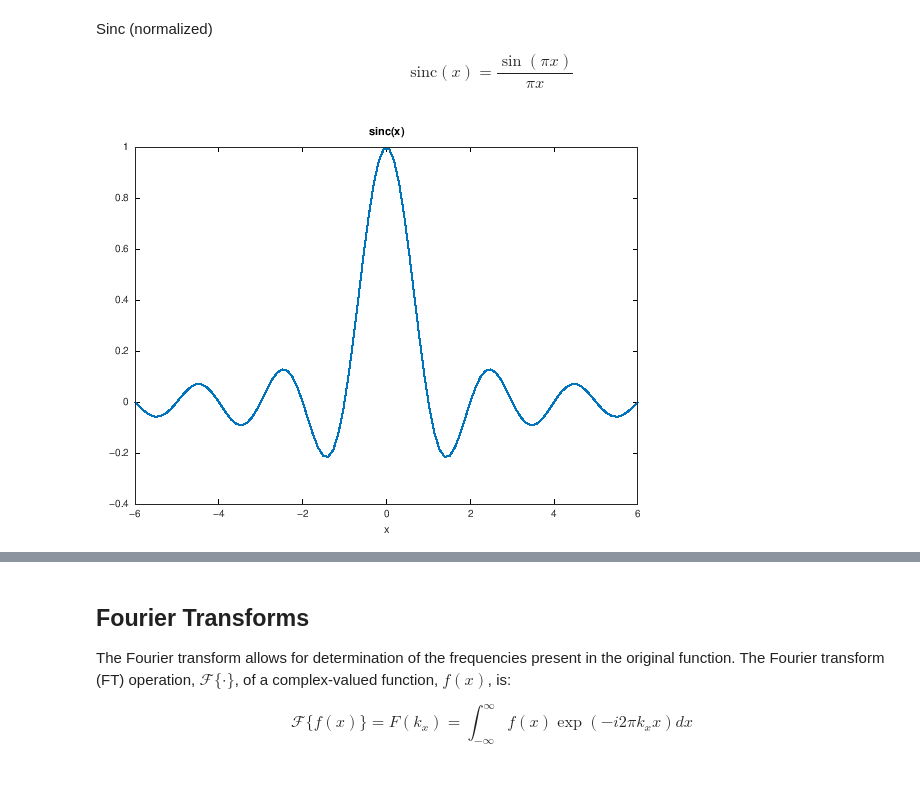
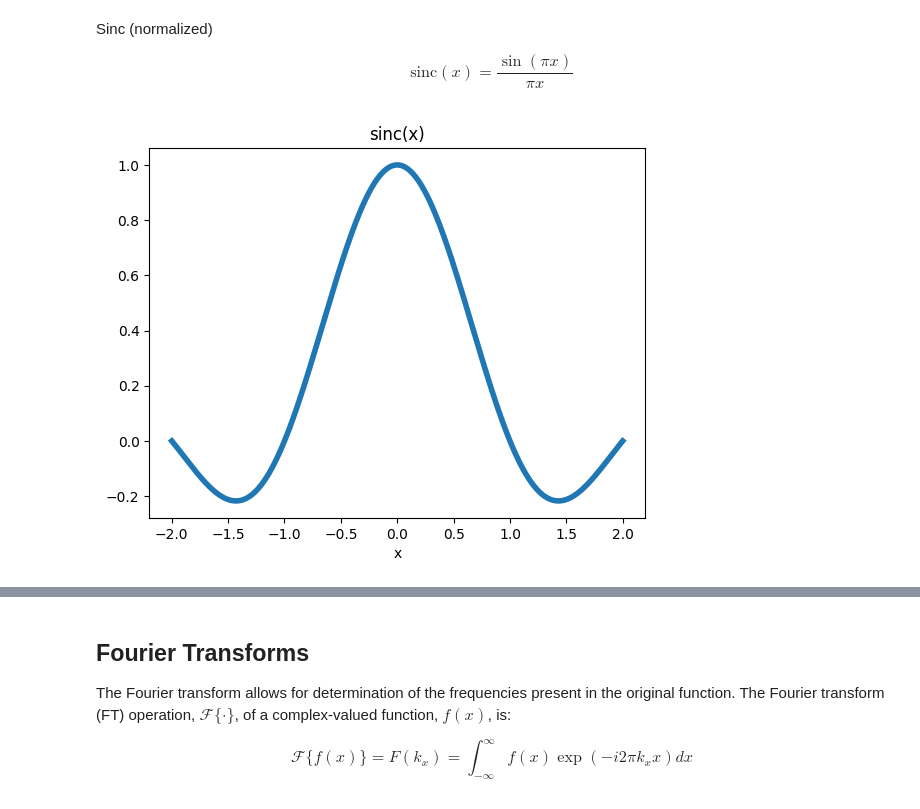
Before and after one commit to LarsonLab/MRI-education-resources, a Jupyter notebook: Notebooks/MRI Math Concepts.ipynb, the cells around one changed output, grey strips where cells are left out. Drawn from its saved outputs; the diff is of its cells as text; code cells hidden in the pictures.

```diff
--- a/Notebooks/MRI Math Concepts.ipynb
+++ b/Notebooks/MRI Math Concepts.ipynb
@@ -38,12 +38,17 @@ $$\mathrm{rect}(x) = \sqcap(x) =
     0 & \quad |x| > 1/2 \\
   \end{array} \right. $$
 # %%
-x = linspace(-2,2);
-rect = ones(size(x));
-rect(abs(x) > 0.5) = 0;
-rect(abs(x) == 0.5) = 0.5;
+import numpy as np
 
-plot(x,rect, 'LineWidth',4)
-xlabel('x')
-title('rect(x)')
+import matplotlib.pyplot as plt
+
+x = np.linspace(-2, 2, 500)
+rect = np.ones_like(x)
+rect[np.abs(x) > 0.5] = 0
+rect[np.abs(x) == 0.5] = 0.5
+
+plt.plot(x, rect, linewidth=4)
+plt.xlabel('x')
+plt.title('rect(x)')
+plt.show()
 # %% [output]
@@ -53,13 +58,12 @@ Sinc (normalized)
 
 $$\mathrm{sinc}(x) = \frac{\sin(\pi x)}{\pi x}$$
 # %%
-x = linspace(-6,6);
-
-plot(x,sinc(x), 'LineWidth',4)
-xlabel('x')
-title('sinc(x)')
+plt.plot(x, np.sinc(x), linewidth=4)
+plt.xlabel('x')
+plt.title('sinc(x)')
+plt.show()
 # %% [output]
-[figure, old version]
+[figure, new version]
 # %% [markdown]
 ## Convolution
 The convolution operation $\ast$, is defined as:
```
Also changed, not shown: parts of 2 cells of this notebook, 7 other files.
